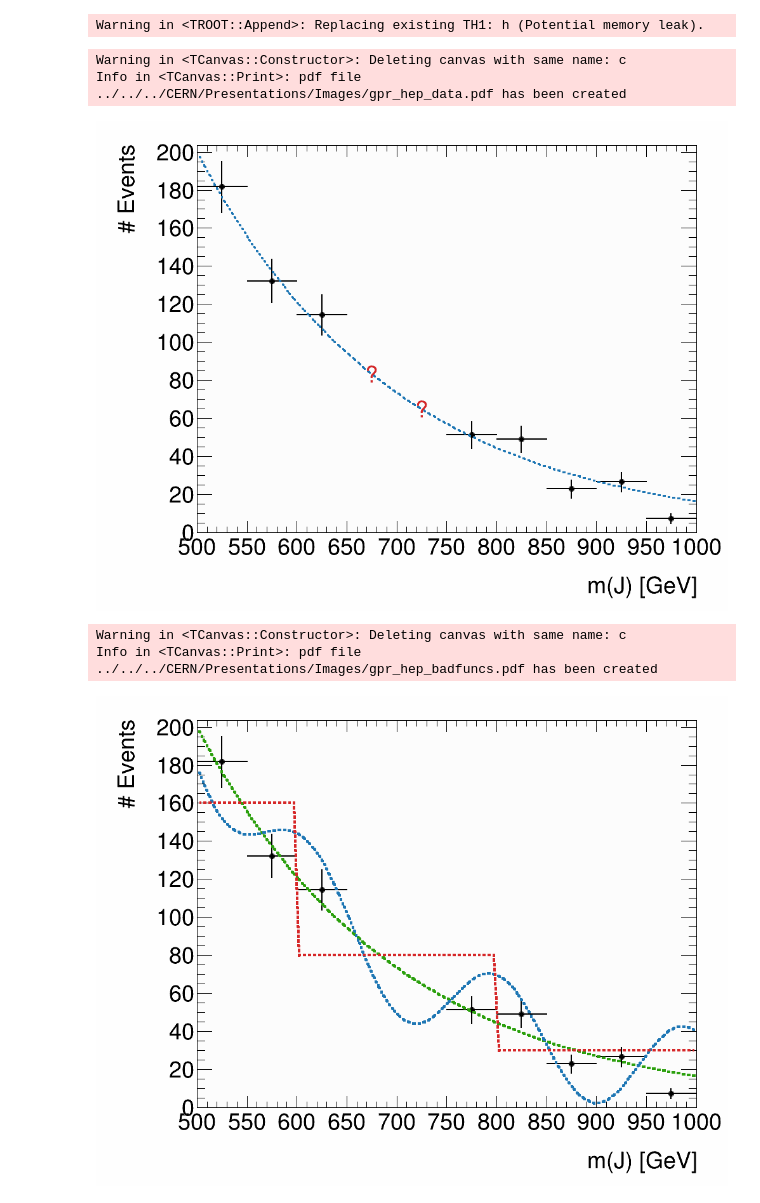
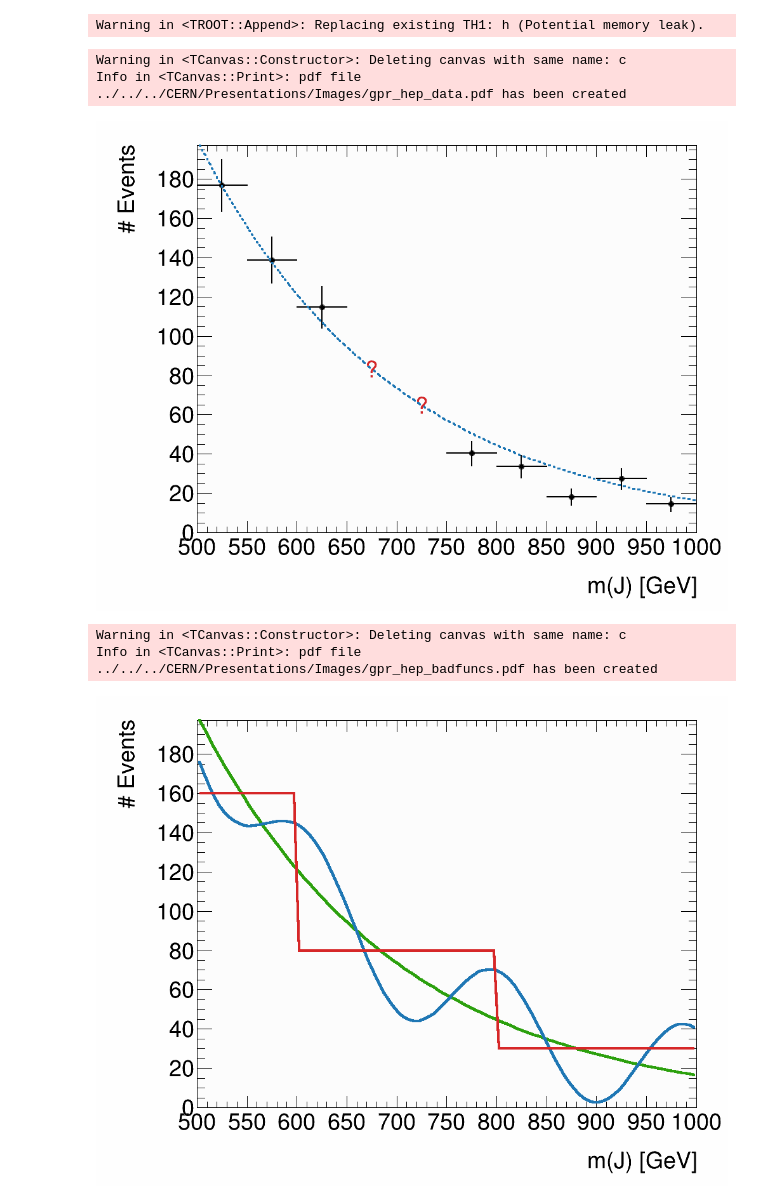
Before and after one commit to riley-x/GaussianProcessExample, a Jupyter notebook: hep.ipynb, the cells around one changed output. Drawn from its saved outputs; the diff is of its cells as text; code cells hidden in the pictures.

```diff
--- a/hep.ipynb
+++ b/hep.ipynb
@@ -29,14 +29,19 @@ f_true = ROOT.TF1('f', f'[0] * e^(-(x - {m_min}) / [1])', m_min, m_max)
 f_true.SetParameters(200, 200)
 
 h_data = ROOT.TH1F('h', '', n, m_min, m_max)
+x_train = []
+y_train = []
 signal_region_bins = [n//2 - 1, n//2] # exclusive top
 signal_region_bin_centers = [h_data.GetBinCenter(i) for i in signal_region_bins]
 
 for i in range(1, n+1):
     if i in signal_region_bins: continue
-    v = f_true(h_data.GetBinCenter(i))
+    x = h_data.GetBinCenter(i)
+    v = f_true(x)
     e = np.random.normal(scale=1.5 * v**0.5) # add some noise
     h_data.SetBinContent(i, v + e)
+    x_train.append(x)
+    y_train.append(v + e)
 # %% [output]
 Warning in <TROOT::Append>: Replacing existing TH1: h (Potential memory leak).
 # %%
@@ -66,45 +71,45 @@ save(c, 'gpr_hep_data.pdf')
 # %% [output]
 Warning in <TCanvas::Constructor>: Deleting canvas with same name: c
 Info in <TCanvas::Print>: pdf file ../../../CERN/Presentations/Images/gpr_hep_data.pdf has been created
-[figure, old version]
+[figure, new version]
 # %%
 ### Bad Functions ###
-
 f_wiggly = ROOT.TF1('f_wiggly', f'[0] * e^(-(x - {m_min}) / [1]) + 25 * sin(x / 30)', m_min, m_max)
 f_wiggly.SetParameters(200, 200)
 
 def _step_func(xs, pars):
     x = xs[0]
     if x < 600: return 160
     if x < 800: return 80
     return 30
 f_step = ROOT.TF1('f_step', _step_func, m_min, m_max)
 
 c = canvas()
-plot._plot(c, [h_data, f_true, f_wiggly, f_step],
+plot._plot(c, [h_data, f_true, f_wiggly, f_step], # use h_data as the axes but don't actually plot it
     opts=['E', '', '', ''],
     linecolor=[ROOT.kBlack, plot.colors.green, plot.colors.blue, plot.colors.red],
-    linestyle=[ROOT.kSolid] + [ROOT.kDashed] * 3,
-    linewidth=[2] + [4] * 3,
+    linestyle=ROOT.kSolid,
+    linewidth=[0] + [4] * 3,
+    markersize=0,
     xtitle='m(J) [GeV]',
     ytitle='# Events',
 )
 
 # Question marks
 # texts = []
 # for x in signal_region_bin_centers:
 #     t = ROOT.TLatex(x, f_true(x), '?')
 #     t.SetTextColor(plot.colors.red)
 #     t.SetTextAlign(ROOT.kHAlignCenter + ROOT.kVAlignCenter)
 #     t.Draw()
 #     texts.append(t)
 
 # Draw
 c.Draw()
 save(c, 'gpr_hep_badfuncs.pdf')
 # %% [output]
 Warning in <TCanvas::Constructor>: Deleting canvas with same name: c
 Info in <TCanvas::Print>: pdf file ../../../CERN/Presentations/Images/gpr_hep_badfuncs.pdf has been created
-[figure, old version]
+[figure, new version]
 # %%
 ### Functions as Points ###
```
Also changed, not shown: parts of 13 cells of this notebook.
